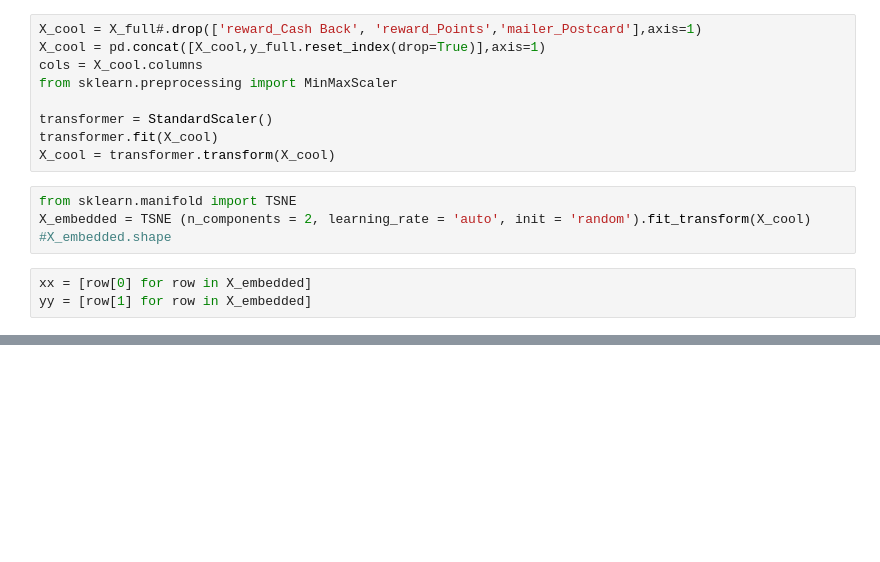
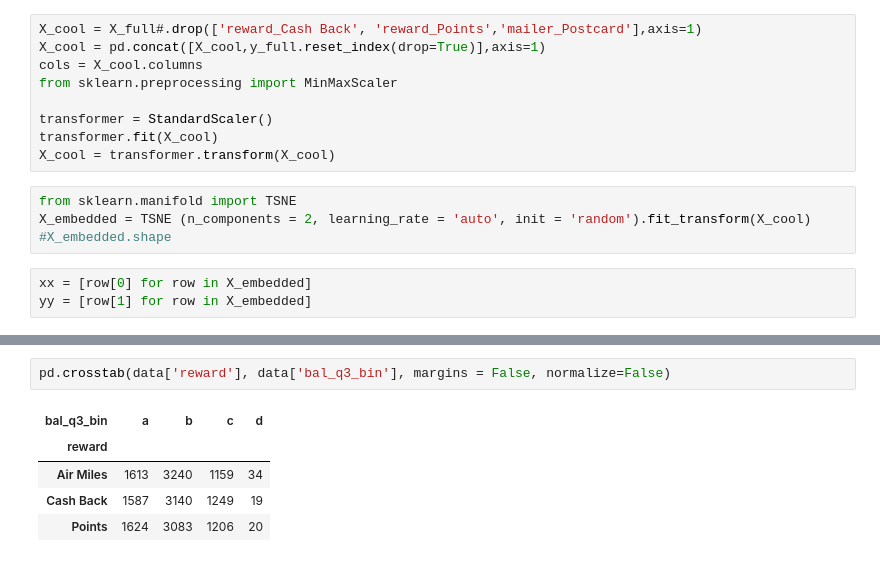
Before and after one commit to dmitry-an-git/iRONHACK_project, a Jupyter notebook: final_project.ipynb, the cells around one changed output, grey strips where cells are left out. Drawn from its saved outputs; the diff is of its cells as text; blank space fills up the shorter version.

```diff
--- a/final_project.ipynb
+++ b/final_project.ipynb
@@ -561,0 +601,8 @@ summary
+# %%
+pd.crosstab(data['reward'], data['bal_q3_bin'], margins = False, normalize=False)
+# %% [output]
+| bal_q3_bin | a | b | c | d |
+| reward |  |  |  |  |
+| Air Miles | 1613 | 3240 | 1159 | 34 |
+| Cash Back | 1587 | 3140 | 1249 | 19 |
+| Points | 1624 | 3083 | 1206 | 20 |
```
Also changed, not shown: parts of 26 cells of this notebook.
